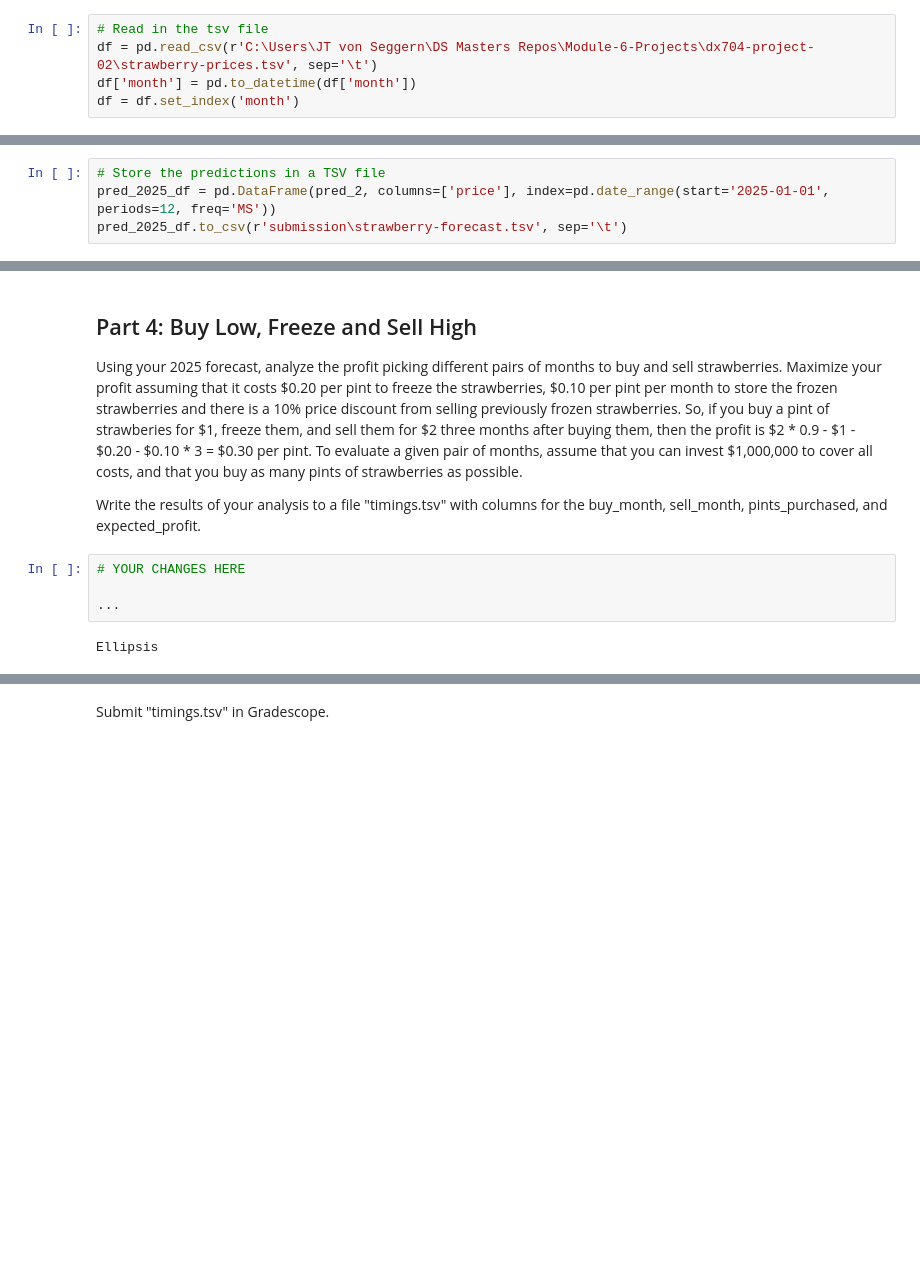
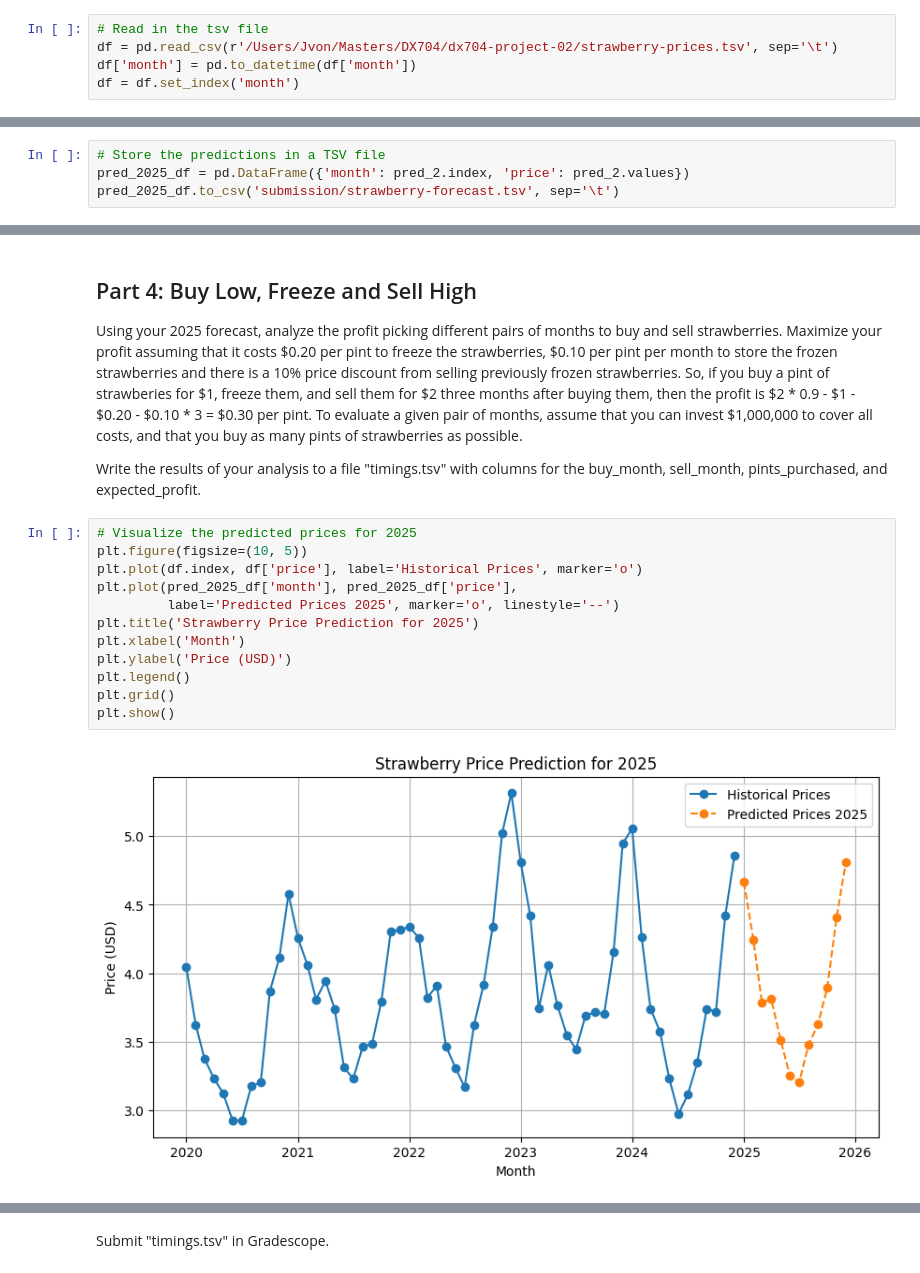
Before and after one commit to jtvon/dx704-project-02, a Jupyter notebook: project.ipynb, the cells around one changed output, grey strips where cells are left out. Drawn from its saved outputs; the diff is of its cells as text; blank space fills up the shorter version.

Commit message:
project 2 completion

```diff
--- a/project.ipynb
+++ b/project.ipynb
@@ -47,7 +46,7 @@ import statsmodels.api as sm
 from sklearn.metrics import mean_squared_error
 # %%
 # Read in the tsv file
-df = pd.read_csv(r'C:\Users\JT von Seggern\DS Masters Repos\Module-6-Projects\dx704-project-02\strawberry-prices.tsv', sep='\t')
+df = pd.read_csv(r'/Users/Jvon/Masters/DX704/dx704-project-02/strawberry-prices.tsv', sep='\t')
 df['month'] = pd.to_datetime(df['month'])
 df = df.set_index('month')
 # %%
@@ -202,8 +201,8 @@ plt.show()
 [figure]
 # %%
 # Store the predictions in a TSV file
-pred_2025_df = pd.DataFrame(pred_2, columns=['price'], index=pd.date_range(start='2025-01-01', periods=12, freq='MS'))
-pred_2025_df.to_csv(r'submission\strawberry-forecast.tsv', sep='\t')
+pred_2025_df = pd.DataFrame({'month': pred_2.index, 'price': pred_2.values})
+pred_2025_df.to_csv('submission/strawberry-forecast.tsv', sep='\t')
 # %% [markdown]
 Submit "strawberry-forecast.tsv" in Gradescope.
 # %% [markdown]
@@ -215,9 +214,17 @@ So, if you buy a pint of strawberies for &dollar;1, freeze them, and sell them f
 To evaluate a given pair of months, assume that you can invest &dollar;1,000,000 to cover all costs, and that you buy as many pints of strawberries as possible.
 
 Write the results of your analysis to a file "timings.tsv" with columns for the buy_month, sell_month, pints_purchased, and expected_profit.
-# %%
-# YOUR CHANGES HERE
-
-...
-# %% [output]
-Ellipsis
+# %%
+# Visualize the predicted prices for 2025
+plt.figure(figsize=(10, 5))
+plt.plot(df.index, df['price'], label='Historical Prices', marker='o')
+plt.plot(pred_2025_df['month'], pred_2025_df['price'],
+         label='Predicted Prices 2025', marker='o', linestyle='--')
+plt.title('Strawberry Price Prediction for 2025')
+plt.xlabel('Month')
+plt.ylabel('Price (USD)')
+plt.legend()
+plt.grid()
+plt.show()
+# %% [output]
+[figure, added]
```
Also changed, not shown: parts of 10 cells of this notebook, 6 other files.
